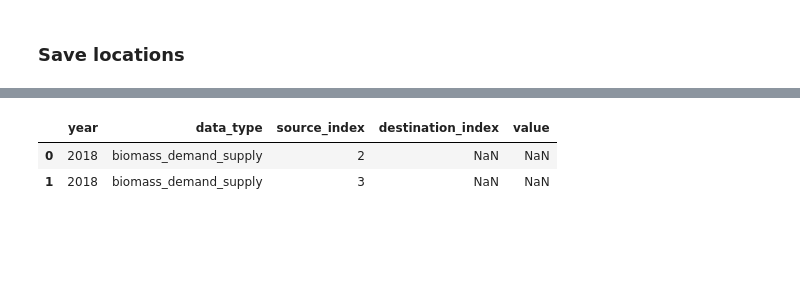
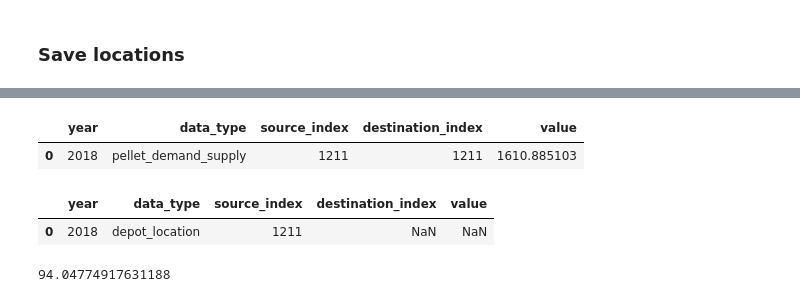
Before and after one commit to Genndoso/Shell_hachakton_2023, a Jupyter notebook: notebooks/SCIP.ipynb, the cells around one changed output, grey strips where cells are left out. Saved outputs shown, nothing was run; the diff lists cells and outputs as text; code cells hidden in the pictures; blank space fills up the shorter version.

```diff
--- a/notebooks/SCIP.ipynb
+++ b/notebooks/SCIP.ipynb
@@ -38,7 +38,7 @@ def CFLP(I,J,d,M,c,n):
         model.addCons(quicksum(x[i,j] for i in I) <= M[j]*y[j], "Capacity(%s)"%i) # All facility should not violate capacity constraint
     for (i,j) in x:
         model.addCons(x[i,j] <= d[i]*y[j], "Strong(%s,%s)"%(i,j)) # Can't be delivered more than demand
-    model.addCons(quicksum(y[j] for j in J) <= n)
+    #model.addCons(quicksum(y[j] for j in J) <= n)
     model.setObjective(
         quicksum((M[j]*y[j] - quicksum(x[i,j] for i in I)) for j in J) +
         0.001 * quicksum(c[i,j]*x[i,j] for i in I for j in J),
@@ -129,0 +192,15 @@ print("Edges:", edges)
+# %%
+model2 = CFLP(I = depot_locations,
+             J = possible_refinery_locations,
+             d = pellet_demand,
+             M = refinery_capacity,
+             c = depot_refinery_dist,
+             n = max_number_of_refineries)
+model2.optimize()
+EPS = 1.e-6
+x,y = model2.data
+refinery_routes = [(i,j) for (i,j) in x if model2.getVal(x[i,j]) > EPS]
+refinery_locations = [j for j in y if model2.getVal(y[j]) > EPS]
+print("Optimal value=", model2.getObjVal())
+print("Refineries at nodes:", refinery_locations)
+print("Depot-Refinery routes (from,to):", refinery_routes)
@@ -169,9 +309,14 @@ d
 # %%
-model = CFLP_second_year(I, J, d, M, c, y=boolean_depot_location)
-model.optimize()
+model3 = CFLP_second_year(I = site_locations,
+                          J = possible_depot_locations,
+                          d = biomass_demand,
+                          M = depot_capacity,
+                          c = site_depot_dist,
+                          y = boolean_depot_locations)
+model3.optimize()
 EPS = 1.e-6
-x = model.data
-edges = [(i,j) for (i,j) in x if model.getVal(x[i,j]) > EPS]
-print("Optimal value=", model.getObjVal())
-print("Edges:", edges)
+x = model3.data
+depot_routes = [(i,j) for (i,j) in x if model3.getVal(x[i,j]) > EPS]
+print("Optimal value=", model3.getObjVal())
+print("Site-Depot routes (from,to):", depot_routes)
 # %% [output]
@@ -209,6 +374,15 @@ get_routes_solution(model, edges, year, data_type)
+# %%
+solution1 = get_routes_solution(model=model2, routes=refinery_routes, year='2018', data_type='pellet_demand_supply')
+solution1
+# %% [output]
+|  | year | data_type | source_index | destination_index | value |
+| 0 | 2018 | pellet_demand_supply | 1211 | 1211 | 1610.885103 |
 # %%
-get_locations(model, facilities, year, data_type)
+get_locations(model=model2, facilities=depot_locations, year='2018', data_type='depot_location')
 # %% [output]
 |  | year | data_type | source_index | destination_index | value |
-| 0 | 2018 | biomass_demand_supply | 2 | NaN | NaN |
-| 1 | 2018 | biomass_demand_supply | 3 | NaN | NaN |
+| 0 | 2018 | depot_location | 1211 | NaN | NaN |
+# %%
+model1.getVal(x[depot_routes[0]])
+# %% [output]
+94.04774917631188
```
Also changed, not shown: parts of 19 cells of this notebook, 1 other file.
